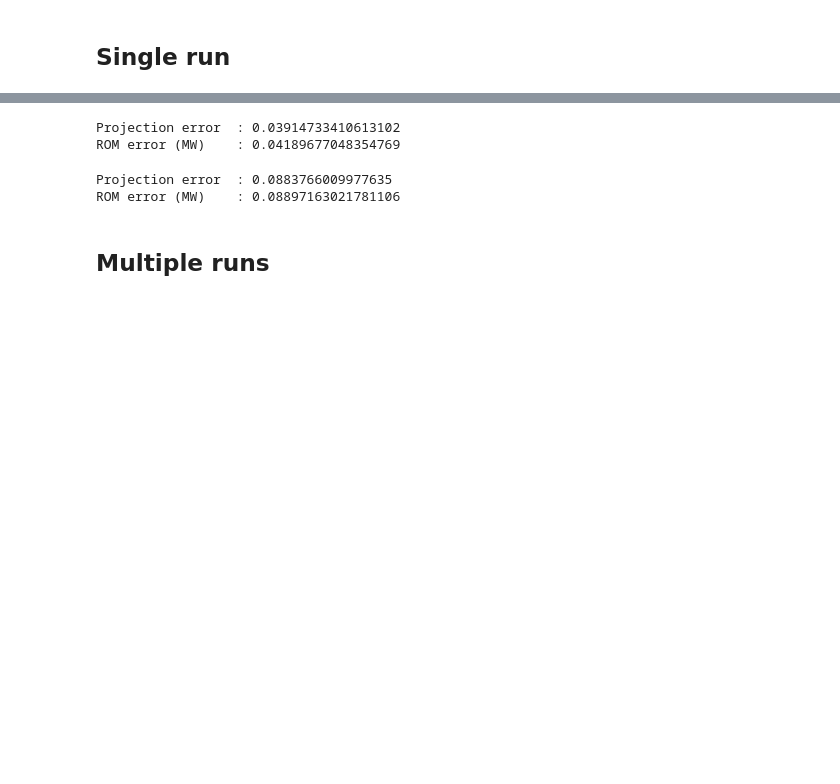
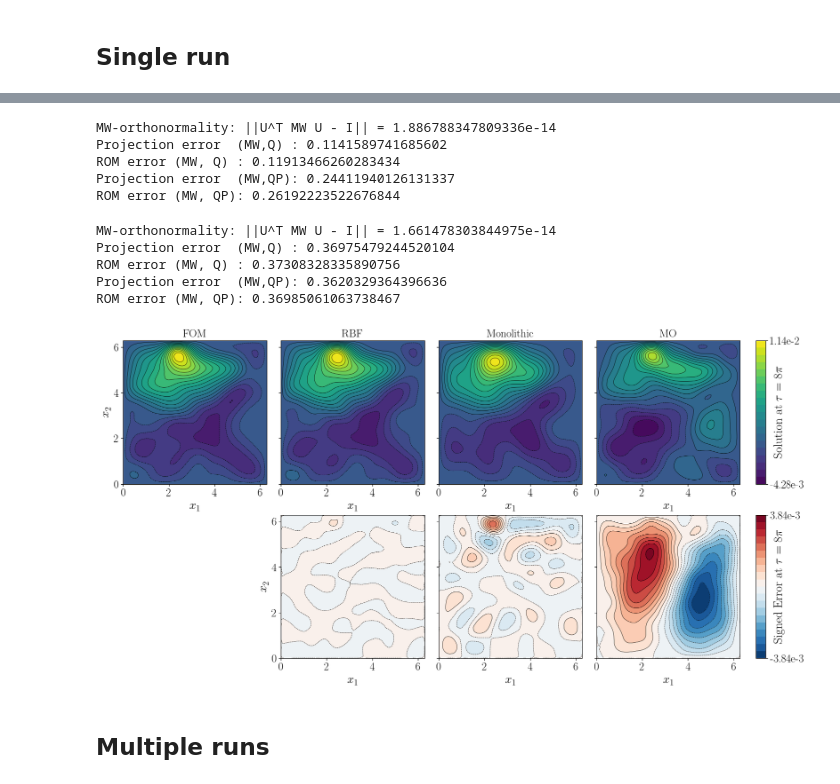
Before and after one commit to arjunveejay/TuckerROMs, a Jupyter notebook: experiments/Wave/run.ipynb, the cells around one changed output, grey strips where cells are left out. Saved outputs shown, nothing was run; the diff lists cells and outputs as text; code cells hidden in the pictures; blank space fills up the shorter version.

```diff
--- a/experiments/Wave/run.ipynb
+++ b/experiments/Wave/run.ipynb
@@ -43,6 +56,6 @@ import matplotlib.pyplot as plt
 # %%
 t = np.linspace(0, 8*np.pi, 501)
-fom = WaveFEM2D(L=2*np.pi, h=0.5, orderW=2, orderV=2, width=0.5)
+fom = WaveFEM2D(L=2*np.pi, h=0.5, orderW=2, orderV=2, width=0.5/np.sqrt(2))
 M_Q = fom.MW
 print(fom)
 # %% [output]
@@ -90,5 +103,5 @@ Check for MW-orthonormality: ||U^T MW U - I|| = 2.154868503913797e-14
 # %%
-core, factors = load_tucker_npz(os.path.join(savedir, "tucker_60x60x60_Mortho.npz"))
+core, factors = load_tucker_npz(os.path.join(savedir, "tucker_120x120x120_Mortho.npz"))
 tucker_tensor = TuckerTensor((core, factors))
-print("Tucker shape:", tucker_tensor.shape)
+print("Tucker core shape:", core.shape)
 # %% [output]
@@ -106,11 +119,12 @@ rbfw = RBFWeights(
 # %% [markdown]
 ## Single run
 # %%
-idx       = 10
-r_idx_rbf = 2
-r_idx_lid = 2
+idx       = -1
+r_idx_rbf = 4
+r_idx_lid = 4
 r_idx_mono = 4
 
 mu = params_test[idx]   # [omega, x0, y0]
 print(f"mu = omega={mu[0]:.3f}, x0={mu[1]:.3f}, y0={mu[2]:.3f}")
+print(r_arr[r_idx_rbf])
 # %% [output]
@@ -138,30 +164,75 @@ ROM error (MW)    : 0.05740033737866018
 ROM_mono = WavePODROM(fom, U_mono[:, :r_arr[r_idx_mono]])
 Qr_mono, Pr_mono, Ur_mono = ROM_mono.solve(t, mu[0], mu[1], mu[2])
 Q_mono = Ur_mono @ Qr_mono
+P_mono = Ur_mono @ Pr_mono
 
-print("Projection error  :", projection_error_M(snapshots_Q_test[idx],
+QP_true = np.concatenate([snapshots_Q_test[idx], snapshots_P_test[idx]], axis=1)
+QP_mono = np.concatenate([Q_mono, P_mono], axis=1)
+print("MW-orthonormality: ||U^T MW U - I|| =",
+      np.linalg.norm(Ur_mono.T @ M_Q @ Ur_mono - np.eye(Ur_mono.shape[1])))
+
+print("Projection error  (MW,Q) :", projection_error_M(snapshots_Q_test[idx],
       Ur_mono, M_Q, Mnorm))
-print("ROM error (MW)    :",
+print("ROM error (MW, Q) :",
       Mnorm(snapshots_Q_test[idx] - Q_mono, M_Q) / Mnorm(snapshots_Q_test[idx], M_Q))
+print("Projection error  (MW,QP):", projection_error_M(QP_true,
+      Ur_mono, M_Q, Mnorm))
+print("ROM error (MW, QP):",
+      Mnorm(QP_true - QP_mono, M_Q) / Mnorm(QP_true, M_Q))
 # %% [output]
-Projection error  : 0.03914733410613102
-ROM error (MW)    : 0.04189677048354769
+MW-orthonormality: ||U^T MW U - I|| = 1.886788347809336e-14
+Projection error  (MW,Q) : 0.1141589741685602
+ROM error (MW, Q) : 0.11913466260283434
+Projection error  (MW,QP): 0.24411940126131337
+ROM error (MW, QP): 0.26192223522676844
 # %%
 W_lid = lidw(params_train, 15, params_test[idx], eps=1e-16, rcond=1e-16)
 U_lid, _, _ = buildParBasis(tucker_tensor, W_lid)
 
-print("Projection error  :", projection_error_M(snapshots_Q_test[idx],
+QP_true = np.concatenate([snapshots_Q_test[idx], snapshots_P_test[idx]], axis=1)
+print("MW-orthonormality: ||U^T MW U - I|| =",
+      np.linalg.norm(U_lid[:, :r_arr[r_idx_lid]].T @ M_Q @ U_lid[:, :r_arr[r_idx_lid]] - np.eye(r_arr[r_idx_lid])))
+
+print("Projection error  (MW,Q) :", projection_error_M(snapshots_Q_test[idx],
       U_lid[:, :r_arr[r_idx_lid]], M_Q, Mnorm))
 
 ROM_lid = WavePODROM(fom, U_lid[:, :r_arr[r_idx_lid]])
 Qr_lid, Pr_lid, Ur_lid = ROM_lid.solve(t, mu[0], mu[1], mu[2])
 Q_lid = Ur_lid @ Qr_lid
+P_lid = Ur_lid @ Pr_lid
 
-print("ROM error (MW)    :",
+QP_lid = np.concatenate([Q_lid, P_lid], axis=1)
+
+print("ROM error (MW, Q) :",
       Mnorm(snapshots_Q_test[idx] - Q_lid, M_Q) / Mnorm(snapshots_Q_test[idx], M_Q))
+print("Projection error  (MW,QP):", projection_error_M(QP_true,
+      U_lid[:, :r_arr[r_idx_lid]], M_Q, Mnorm))
+print("ROM error (MW, QP):",
+      Mnorm(QP_true - QP_lid, M_Q) / Mnorm(QP_true, M_Q))
 # %% [output]
-Projection error  : 0.0883766009977635
-ROM error (MW)    : 0.08897163021781106
+MW-orthonormality: ||U^T MW U - I|| = 1.661478303844975e-14
+Projection error  (MW,Q) : 0.36975479244520104
+ROM error (MW, Q) : 0.37308328335890756
+Projection error  (MW,QP): 0.3620329364396636
+ROM error (MW, QP): 0.36985061063738467
+# %%
+from src.Wave.plots import eval_grid, plot_contours
+
+N     = 80
+t_idx = -1
+
+Z_fom  = eval_grid(fom, snapshots_Q_test[idx][:, t_idx])
+Z_rbf  = eval_grid(fom, Q_rbf[:, t_idx])
+Z_mono = eval_grid(fom, Q_mono[:, t_idx])
+Z_lid  = eval_grid(fom, Q_lid[:, t_idx])
+
+plot_contours(fom, Z_fom, Z_rbf, Z_mono, Z_lid,
+              sol_label=rf"Solution at $\tau = 8\pi$",
+              err_label=rf"Signed Error at $\tau = 8\pi$")
+plt.savefig("solution_wave.pdf", bbox_inches='tight')
+plt.show()
+# %% [output]
+[figure, added]
 # %% [markdown]
 ## Multiple runs
 # %%
```
Also changed, not shown: parts of 14 cells of this notebook, 13 other files.
